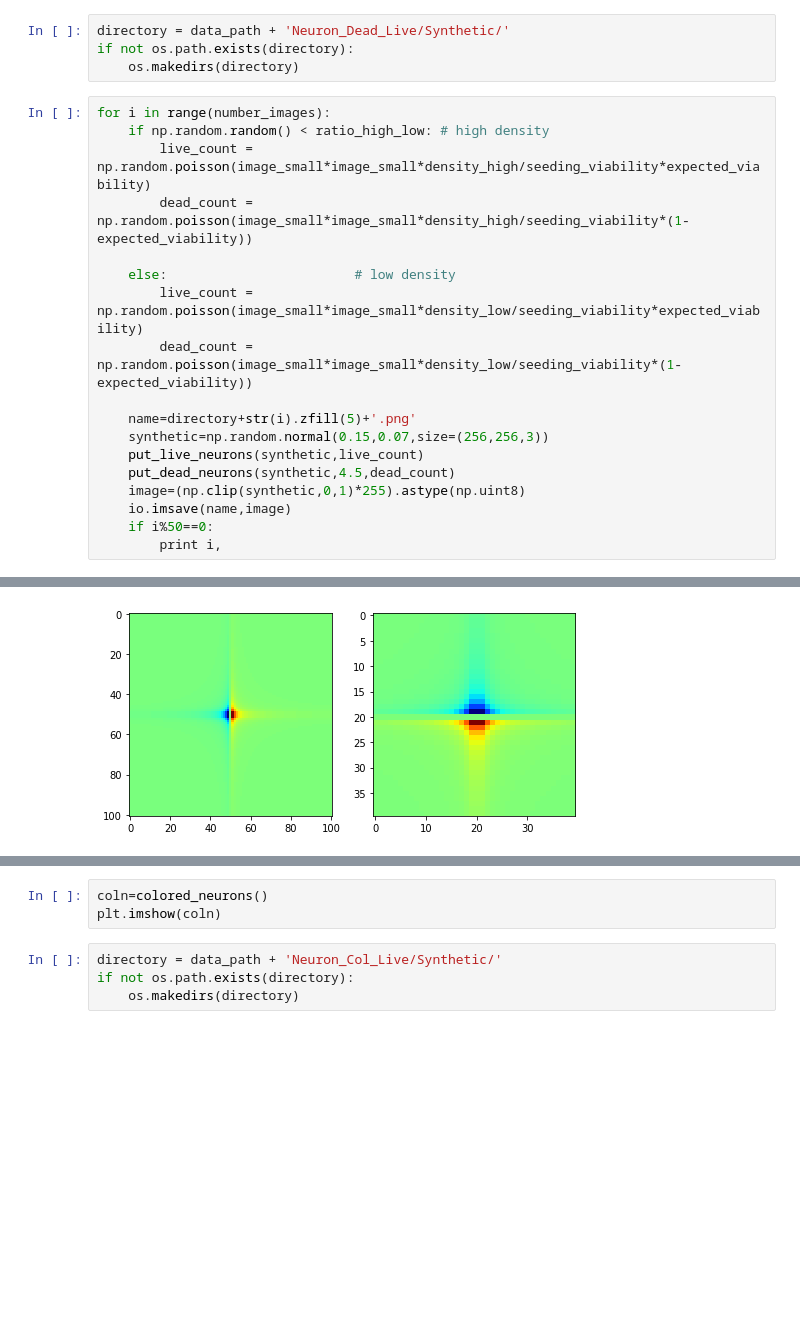
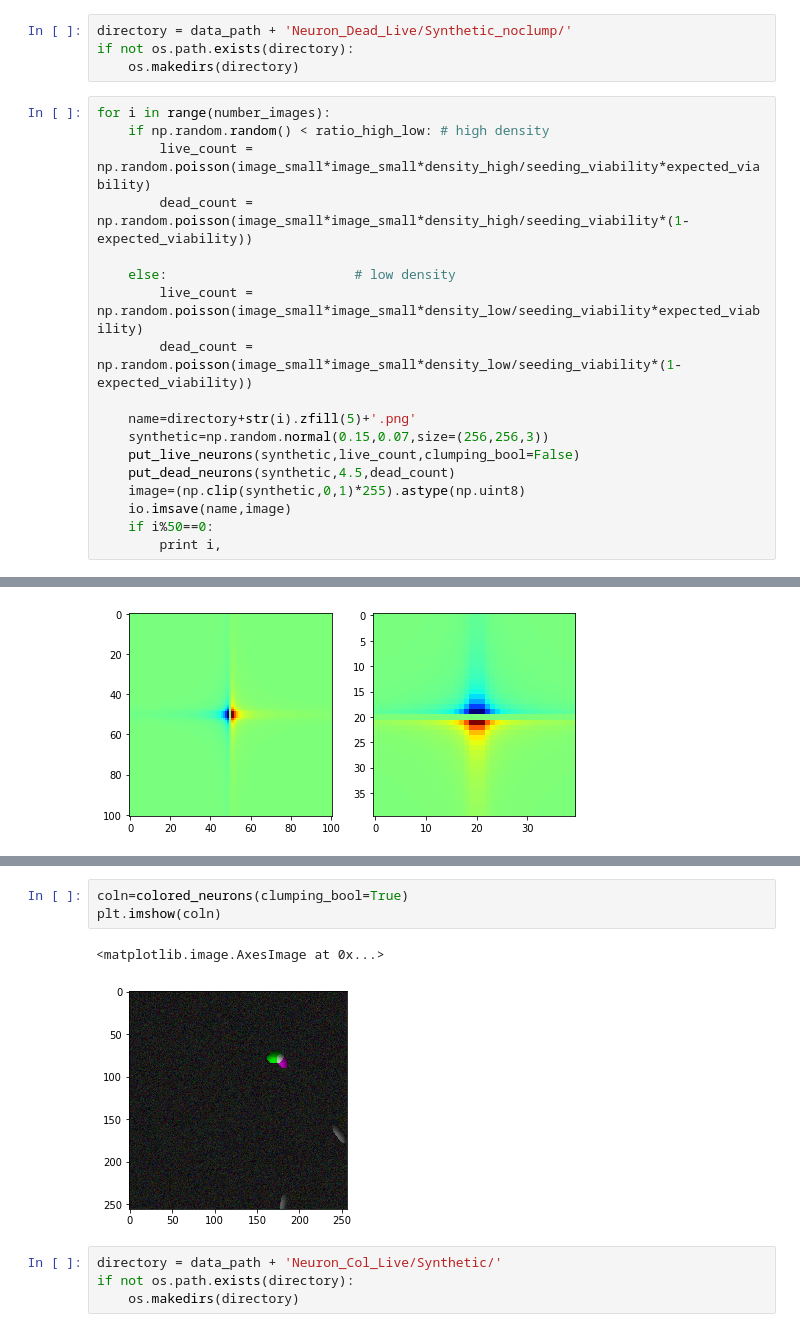
Before and after one commit to UDCTGAN/UDCT, a Jupyter notebook: notebooks/make_synthetic_livedead_neurons_and_colored.ipynb, the cells around one changed output, grey strips where cells are left out. Drawn from its saved outputs; the diff is of its cells as text; blank space fills up the shorter version.

Commit message:
updated neuron script

```diff
--- a/notebooks/make_synthetic_livedead_neurons_and_colored.ipynb
+++ b/notebooks/make_synthetic_livedead_neurons_and_colored.ipynb
@@ -124,7 +144,7 @@ def put_dead_neurons(synthetic,cell_radius,count):
 # %%
 xx,yy=np.meshgrid(np.arange(256),np.arange(256))
 # %%
-directory = data_path + 'Neuron_Dead_Live/Synthetic/'
+directory = data_path + 'Neuron_Dead_Live/Synthetic_noclump/'
 if not os.path.exists(directory):
     os.makedirs(directory)
 # %%
@@ -139,7 +159,7 @@ for i in range(number_images):
 
     name=directory+str(i).zfill(5)+'.png'
     synthetic=np.random.normal(0.15,0.07,size=(256,256,3))
-    put_live_neurons(synthetic,live_count)
+    put_live_neurons(synthetic,live_count,clumping_bool=False)
     put_dead_neurons(synthetic,4.5,dead_count)
     image=(np.clip(synthetic,0,1)*255).astype(np.uint8)
     io.imsave(name,image)
@@ -200,7 +229,10 @@ def colored_neurons():
     return (np.clip(colored_neurons,0,1)*255).astype(np.uint8)
 # %%
-coln=colored_neurons()
+coln=colored_neurons(clumping_bool=True)
 plt.imshow(coln)
+# %% [output]
+<matplotlib.image.AxesImage at 0x...>
+[figure, added]
 # %%
 directory = data_path + 'Neuron_Col_Live/Synthetic/'
 if not os.path.exists(directory):
```
Also changed, not shown: parts of 5 cells of this notebook, 1 other file.
